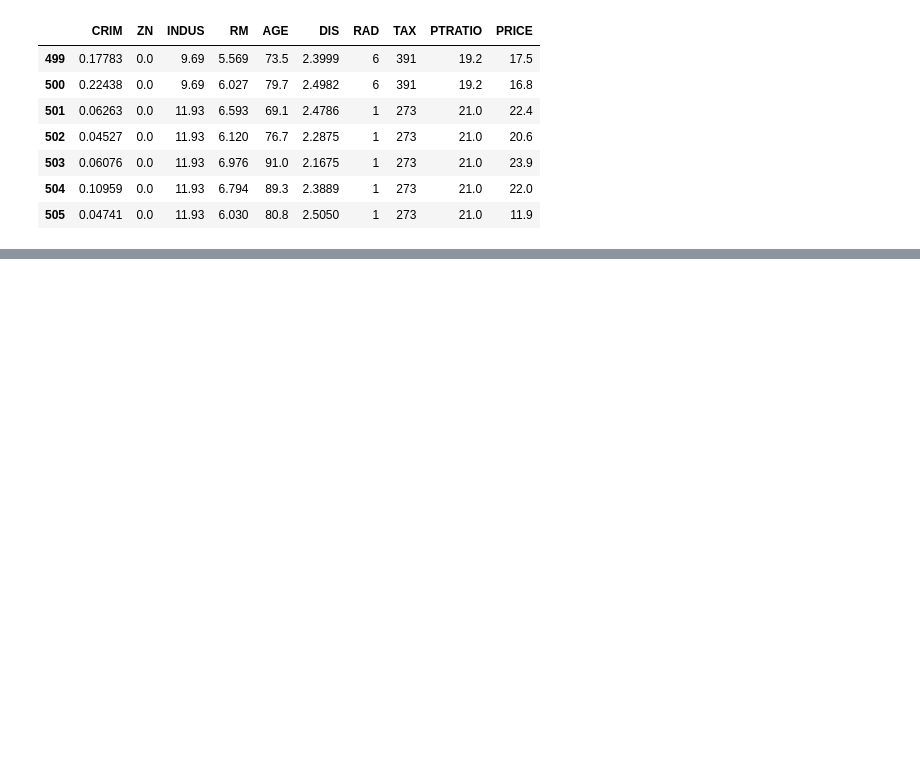
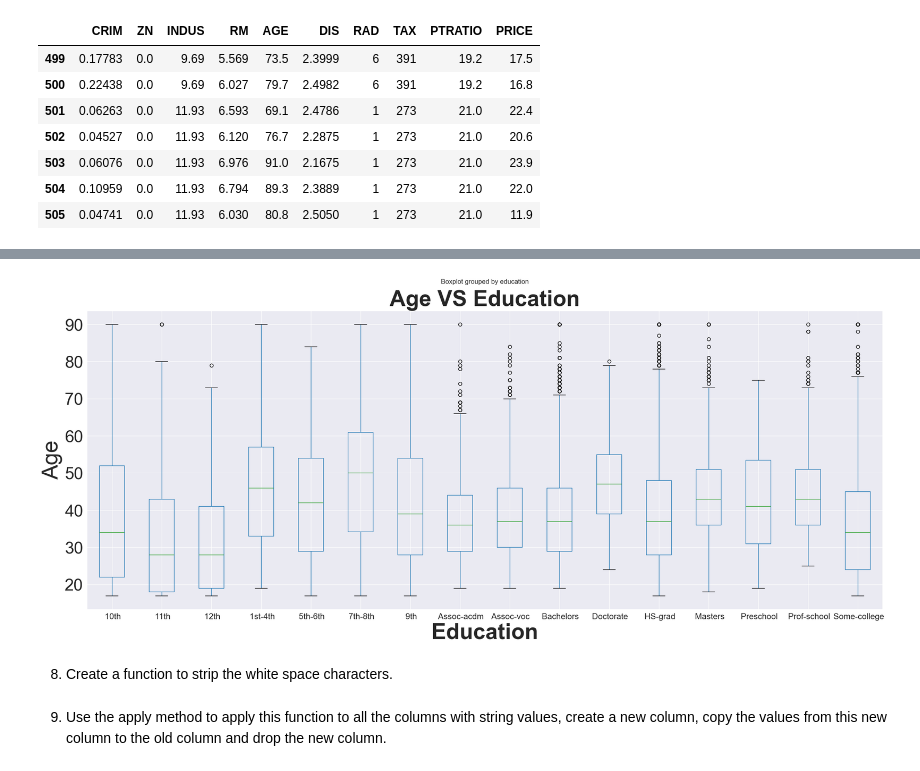
Before and after one commit to MWPerrineJr/data-prep, a Jupyter notebook: Weel 3-4 Assignment.ipynb, the cells around one changed output, grey strips where cells are left out. Drawn from its saved outputs; the diff is of its cells as text; code cells hidden in the pictures; blank space fills up the shorter version.

```diff
--- a/Weel 3-4 Assignment.ipynb
+++ b/Weel 3-4 Assignment.ipynb
@@ -59,0 +236,14 @@ data_1.tail(7)
+# %%
+# This code creates a boxplot of age and education
+
+inc_data_1.boxplot(column="age", by="education", figsize=(25,10))
+plt.title("Age VS Education", fontsize = 40, weight = "bold" )
+plt.xlabel("Education", fontsize = 40, weight = "bold")
+plt.ylabel("Age", fontsize = 40)
+plt.xticks(fontsize = 15)
+plt.yticks(fontsize = 30)
+plt.show()
+# %% [output]
+[figure, added]
+# %% [markdown]
+8. Create a function to strip the white space characters.
@@ -59,0 +254,2 @@ data_1.tail(7)
+# %% [markdown]
+9. Use the apply method to apply this function to all the columns with string values, create a new column, copy the values from this new column to the old column and drop the new column.
```
Also changed, not shown: parts of 35 cells of this notebook.
